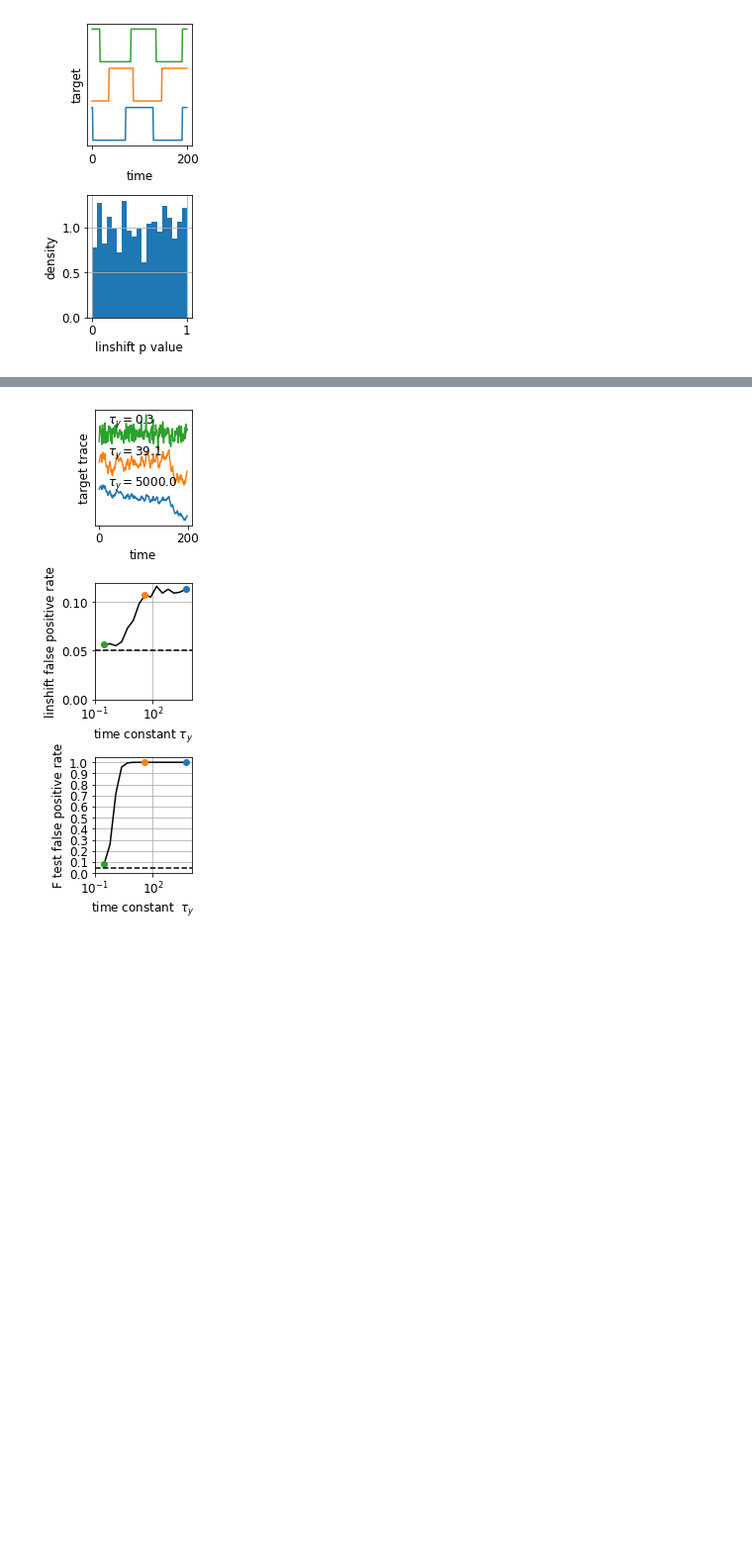
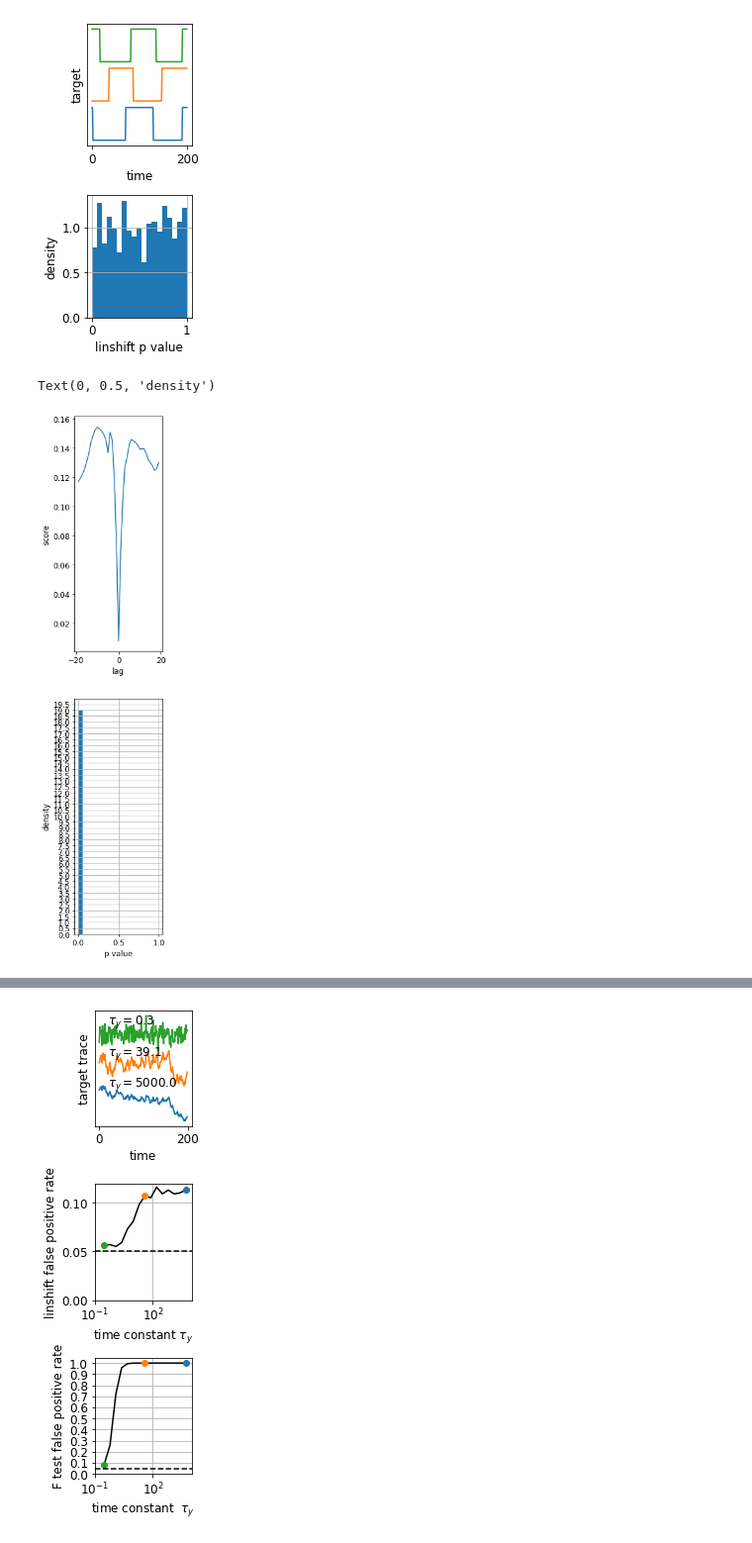
Before and after one commit to kdharris101/nonsense-correlations, a Jupyter notebook: nonsense.ipynb, the cells around one changed output, grey strips where cells are left out. Shown at 99% size. Drawn from its saved outputs; the diff is of its cells as text; code cells hidden in the pictures; blank space fills up the shorter version.

```diff
--- a/nonsense.ipynb
+++ b/nonsense.ipynb
@@ -392,3 +533,44 @@ plt.tight_layout()
 plt.savefig('LinShiftStat.png',dpi=300)
 # %% [output]
 [figure]
+# %%
+# linear shift test with stationarity blocks: centered
+
+params = Bunch(paramsB1)
+#params.T = 200
+#params.tx = 0#.1
+R=500
+S = 19
+
+if 1:
+    p_linshiftCS = np.zeros(R)
+
+    resids = np.zeros(2*S+1)
+    np.random.seed(Seed)
+    for r in range(R):
+        x,y = make_data(params)
+
+        for s in range(2*S+1):
+            resids[s],_,_ = ridge_error(x[S:params.T-S],y[s:s+params.T-2*S])
+        p_linshiftCS[r] = sum(resids<=resids[S])/(S+1)
+
+fig, ax = plt.subplots(2,1, figsize=(2.5,15))
+
+
+ax[0].plot(np.arange(-S,S+1), resids)
+ax[0].set_xlabel('lag')
+ax[0].set_ylabel('score')
+#ax[0].set_yticks([])
+#ax[1].hist(p_linshiftCS,np.linspace(0,(2*S+1)/(S+1),2*S+1), density=True)
+ax[1].hist(np.minimum(p_linshiftCS,1),np.linspace(0,1,20), density=True)
+ax[1].set_yticks(np.arange(0,ax[1].get_ylim()[1],.5))
+ax[1].grid()
+ax[1].set_xlabel('p value')
+ax[1].set_ylabel('density')
+
+
+#plt.tight_layout()
+#plt.savefig('LinShiftStat.png',dpi=300)
+# %% [output]
+Text(0, 0.5, 'density')
+[figure, added]
```
Also changed, not shown: parts of 11 cells of this notebook.
